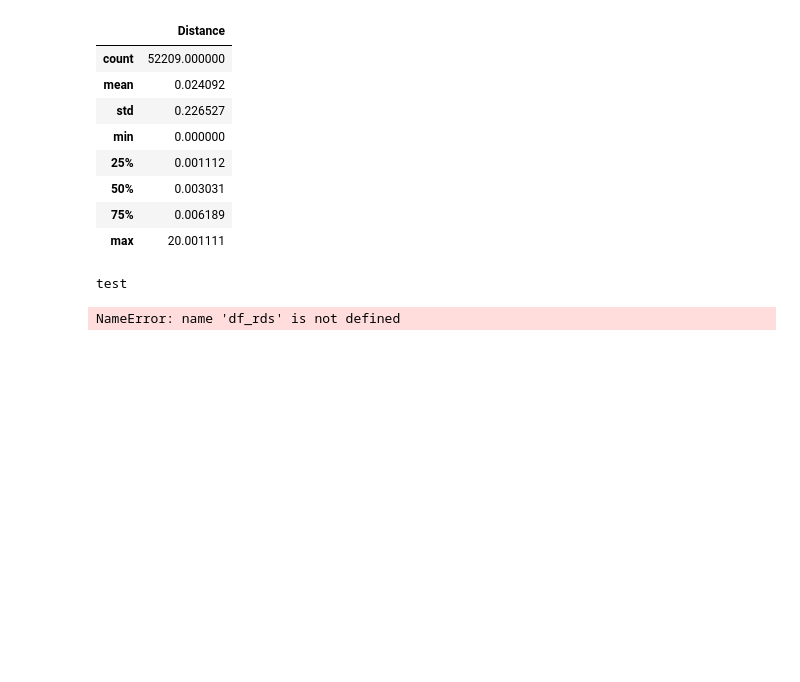
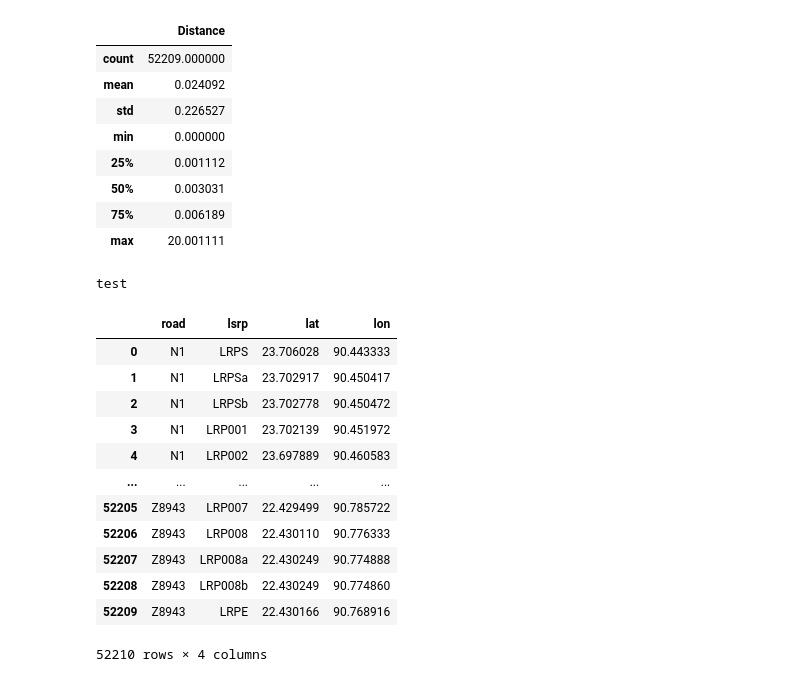
Before and after one commit to Anne-JS/advanced_simulation, a Jupyter notebook: Assignment 1 Julian.ipynb, the cells around one changed output. Drawn from its saved outputs; the diff is of its cells as text; code cells hidden in the pictures; blank space fills up the shorter version.

```diff
--- a/Assignment 1 Julian.ipynb
+++ b/Assignment 1 Julian.ipynb
@@ -147,7 +147,18 @@ print("test")
 # %% [output]
 test
 # %%
-Functions.restructure_df(df_rds)
 # %% [output]
+|  | road | lsrp | lat | lon |
+| 0 | N1 | LRPS | 23.706028 | 90.443333 |
+| 1 | N1 | LRPSa | 23.702917 | 90.450417 |
+| 2 | N1 | LRPSb | 23.702778 | 90.450472 |
+| 3 | N1 | LRP001 | 23.702139 | 90.451972 |
+| 4 | N1 | LRP002 | 23.697889 | 90.460583 |
+| ... | ... | ... | ... | ... |
+| 52205 | Z8943 | LRP007 | 22.429499 | 90.785722 |
+| 52206 | Z8943 | LRP008 | 22.430110 | 90.776333 |
+| 52207 | Z8943 | LRP008a | 22.430249 | 90.774888 |
+| 52208 | Z8943 | LRP008b | 22.430249 | 90.774860 |
+| 52209 | Z8943 | LRPE | 22.430166 | 90.768916 |
-NameError: name 'df_rds' is not defined
+52210 rows × 4 columns
 # %%
```
Also changed, not shown: parts of 1 cell of this notebook, 1 other file.
